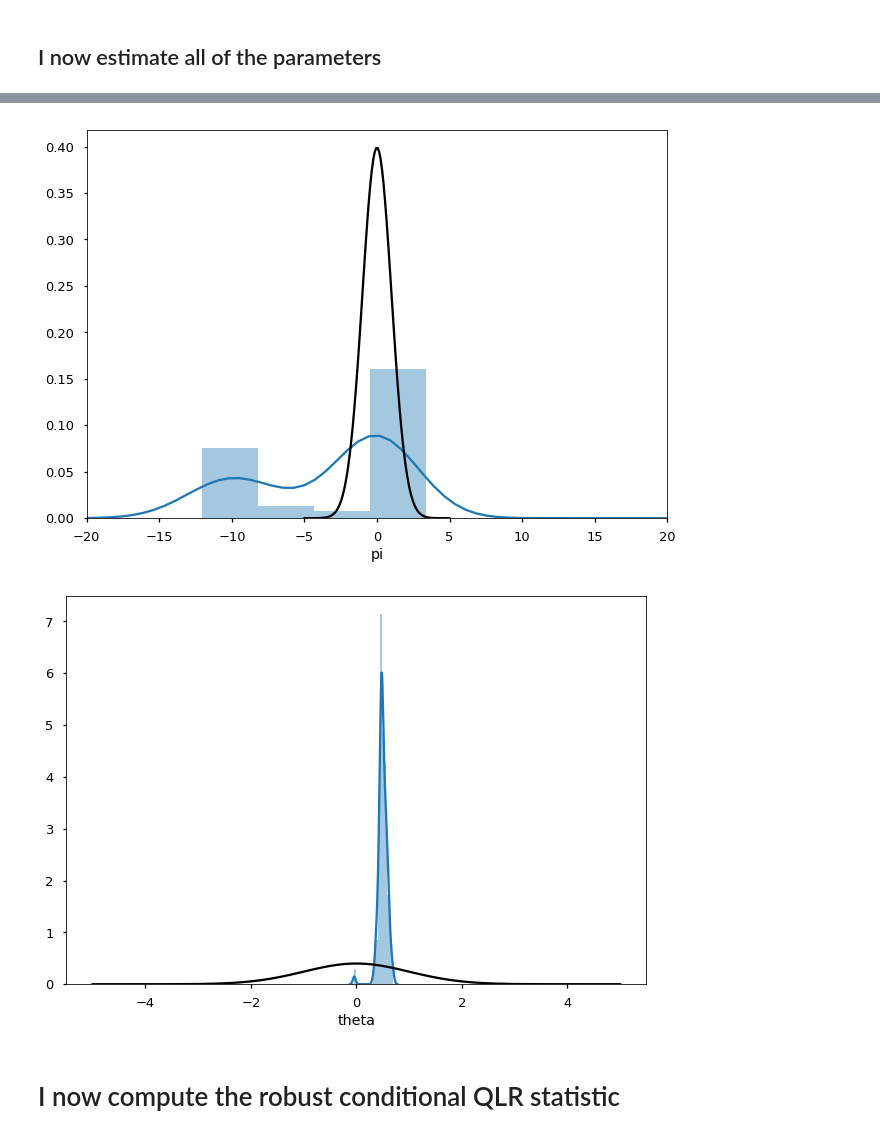
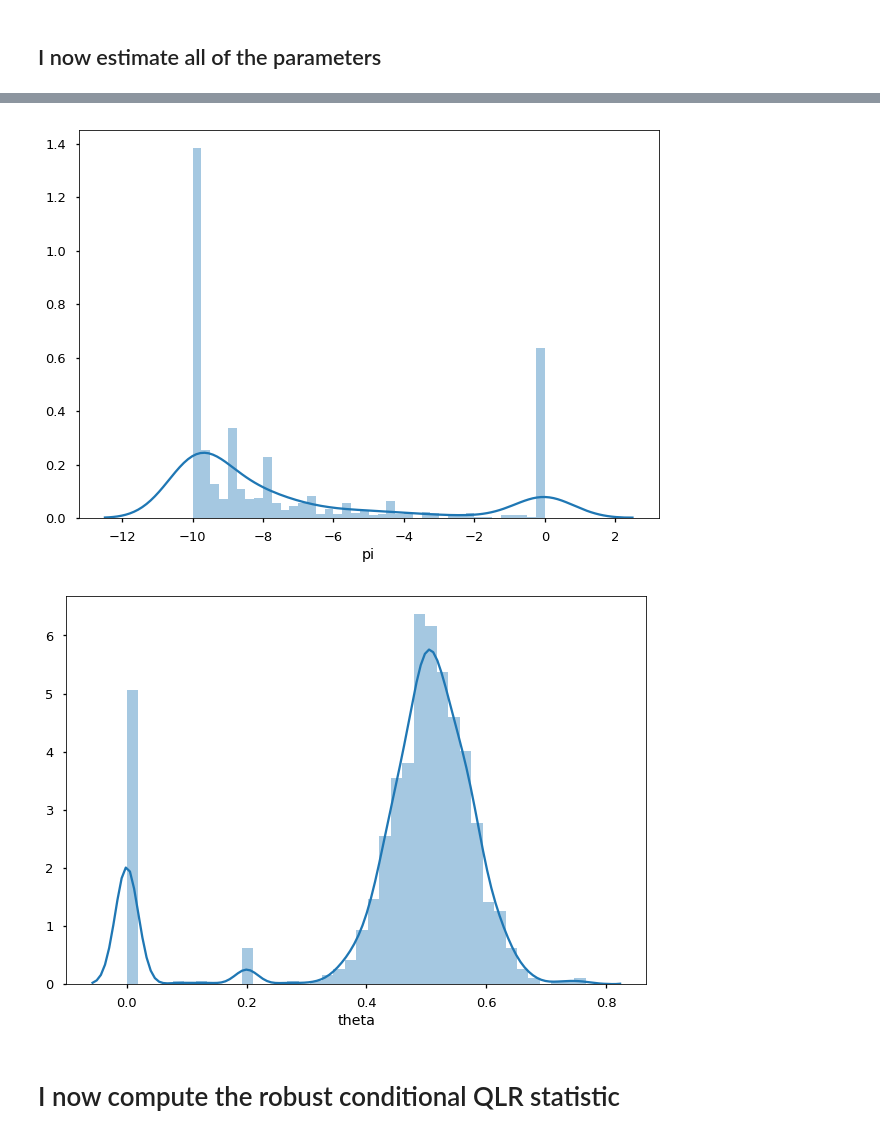
Before and after one commit to sangrey/RiskPriceInference, a Jupyter notebook: volpriceinference/simulations.ipynb, the cells around one changed output, grey strips where cells are left out. Cells and saved outputs as stored; diff of their text form; code cells hidden in the pictures.

```diff
--- a/volpriceinference/simulations.ipynb
+++ b/volpriceinference/simulations.ipynb
@@ -48,7 +48,7 @@ else:
                    'theta': 0.53}
 
 time_dim = 1500
-sim_dim = 100
+sim_dim = 1000
 innov_dim = 20
 # %%
 total_true_params = true_params.copy()
@@ -186,7 +206,7 @@ moment_data = pd.DataFrame([t_stats(vl.vol_moments(data.vol, delta=true_params['
 # %%
 for name, moment in moment_data.items():
     moment_fig, moment_ax = mpl.pyplot.subplots()
-    sns.distplot(moment, ax=moment_ax)
+    sns.distplot(moment, ax=moment_ax, bins=40)
     moment_ax.plot(np.linspace(-5,5,100), stats.norm.pdf(np.linspace(-5,5,100)), color='black')
     moment_ax.set_xlim([-4,4])
 # %% [output]
@@ -200,7 +220,7 @@ with pd.option_context('mode.use_inf_as_null', True):
     for name in est_arr[0][0].keys():
         fig, ax = mpl.pyplot.subplots()
         sns.distplot(pd.Series([(est[name] - total_true_params[name]) / np.sqrt(cov.loc[name,name])
-                  for est, cov in est_arr]).dropna(), ax=ax)
+                  for est, cov in est_arr]).dropna(), ax=ax, bins=40)
         ax.plot(np.linspace(-5,5,100), stats.norm.pdf(np.linspace(-5,5,100)), color='black')
         ax.set_xlabel(name)
         if max(ax.get_xlim()) > 20:
@@ -220,8 +240,7 @@ with pd.option_context('mode.use_inf_as_null', True):
 with pd.option_context('mode.use_inf_as_null', True):
     for name in ['phi', 'pi', 'theta']:
         fig, ax = mpl.pyplot.subplots()
-        sns.distplot(pd.Series([est[name] for est, cov in est_arr]).dropna(), ax=ax)
-        ax.plot(np.linspace(-5,5,100), stats.norm.pdf(np.linspace(-5,5,100)), color='black')
+        sns.distplot(pd.Series([est[name] for est, cov in est_arr]).dropna(), ax=ax, bins=40)
         ax.set_xlabel(name)
         if max(ax.get_xlim()) > 20:
             ax.set_xlim(-20, 20)
@@ -230,5 +249,5 @@ with pd.option_context('mode.use_inf_as_null', True):
-[figure, old version]
+[figure, new version]
-[figure, old version]
+[figure, new version]
 # %% [markdown]
 # I now compute the robust conditional QLR statistic
 # %%
```
Also changed, not shown: parts of 17 cells of this notebook, 4 other files.
